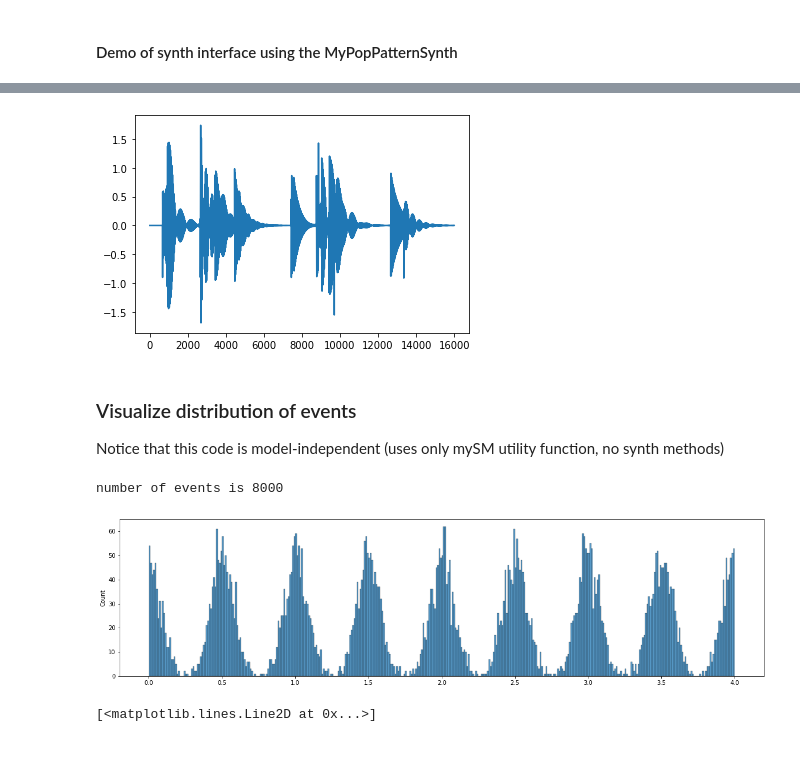
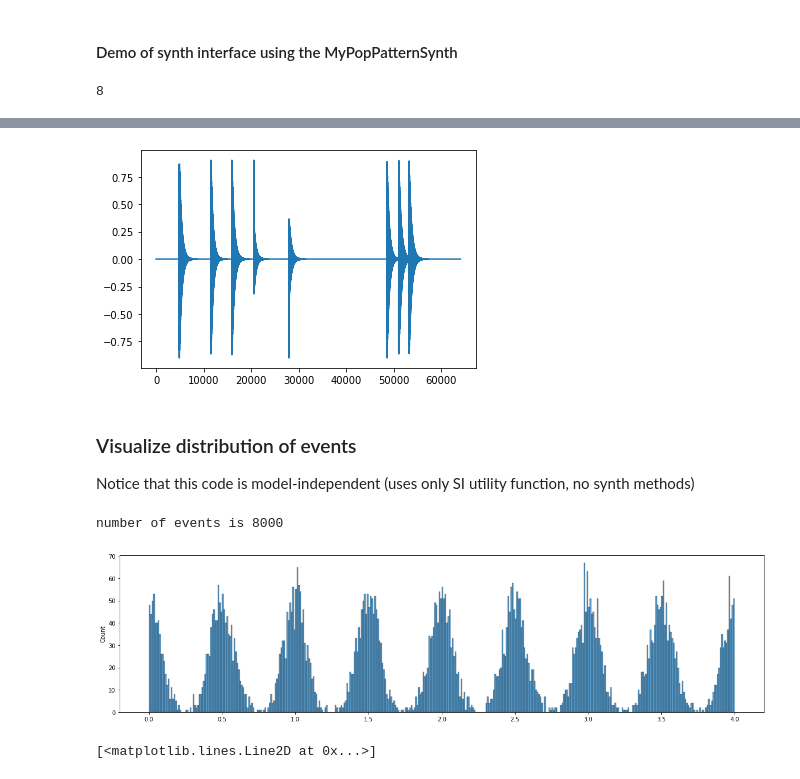
Before and after one commit to prashanthtr/popTextureDS, a Jupyter notebook: PopTextureVisualization-notebook.ipynb, the cells around one changed output, grey strips where cells are left out. Drawn from its saved outputs; the diff is of its cells as text; code cells hidden in the pictures; blank space fills up the shorter version.

Commit message:
extended jupyternotebook with new synth interface, with instructions to generate datasets

```diff
--- a/PopTextureVisualization-notebook.ipynb
+++ b/PopTextureVisualization-notebook.ipynb
@@ -53,21 +53,22 @@ display(Audio(sig, rate=16000, autoplay=True))
 # %%
 from myPopPatternSynth import MyPopPatternSynth
 
 barsynth=MyPopPatternSynth()
-barsynth.setParam("rate_exp", 4) # will make 2^1 events per second
+barsynth.setParam("rate_exp",1) # will make 2^1 events per second
 barsynth.setParam("irreg_exp", 1)
 barsynth.setParam("Q", 40)
 
-barsig=barsynth.generate(1)      # will generate 3 seconds of sound
+barsig=barsynth.generate(4)      # will generate 3 seconds of sound
 plt.plot(barsig)
 display(Audio(barsig, rate=16000, autoplay=True))
 # %% [output]
+8
 [interactive output not drawn]
-[figure, old version]
+[figure, new version]
 # %% [markdown]
 ### Visualize distribution of events
 
-Notice that this code is model-independent (uses only mySM utility function, no synth methods)
+Notice that this code is model-independent (uses only SI utility function, no synth methods)
 # %%
 import seaborn as sns
 import matplotlib.pyplot as plt
@@ -75,13 +76,13 @@ import matplotlib.pyplot as plt
 events=[]
 for i in range(1000) :  #repeat to get enought samples to see the shape of the distribution
                                         #params: (events per second = 2^p1,     sd = .1*p2*10^p2,     seconds)
-    events.extend(mySM.noisySpacingTimeList(1, .5, 4))
+    events.extend(SI.noisySpacingTimeList(1, .5, 4))
 print("number of events is {}".format(len(events)))
 plt.figure(figsize=(20,5))
 sns.histplot(events, bins=400)
 plt.show()
 # %% [output]
 number of events is 8000
-[figure, old version]
+[figure, new version]
 # %%
    #params: (events per second = 2^p1,     sd = .1*p2*10^p2,     seconds=p3)
```
Also changed, not shown: parts of 10 cells of this notebook, 2 other files.
